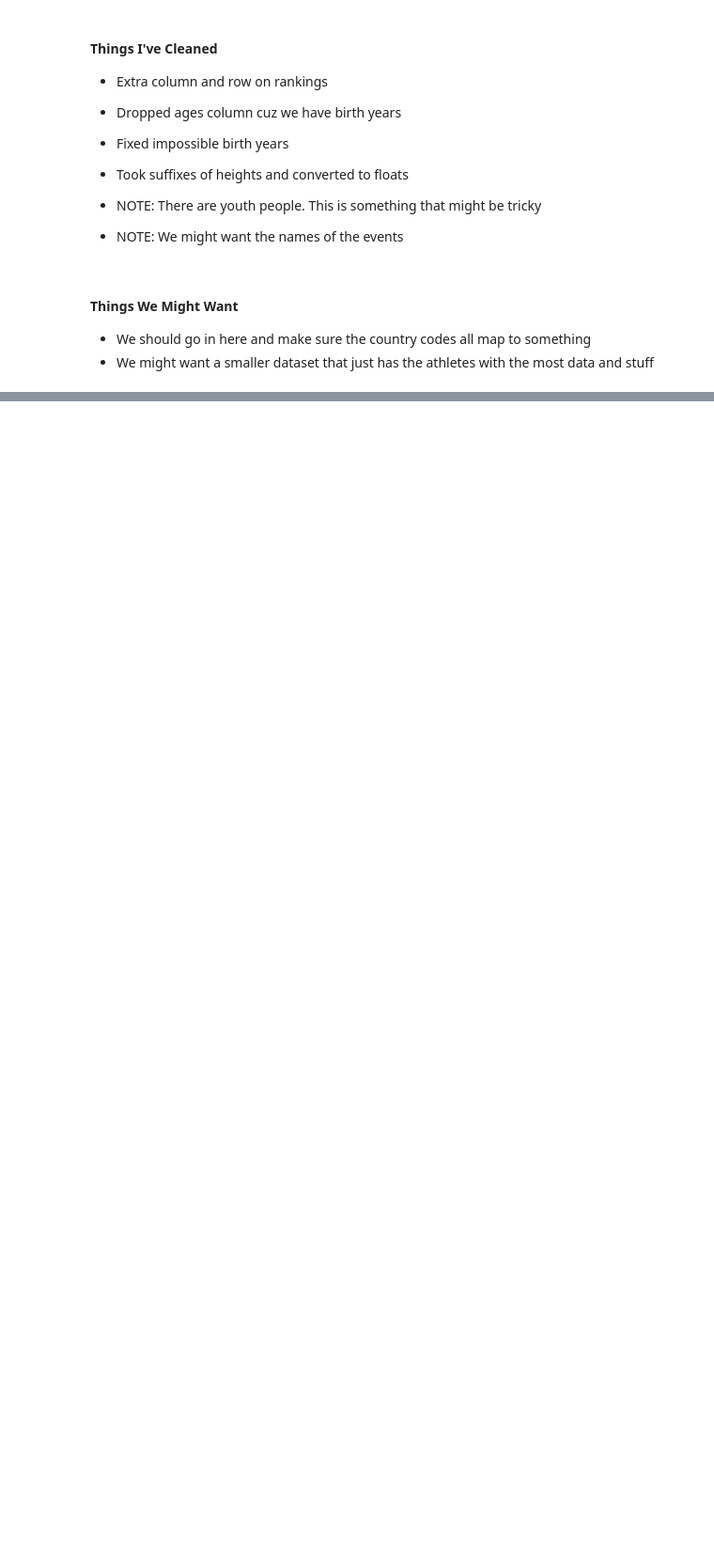
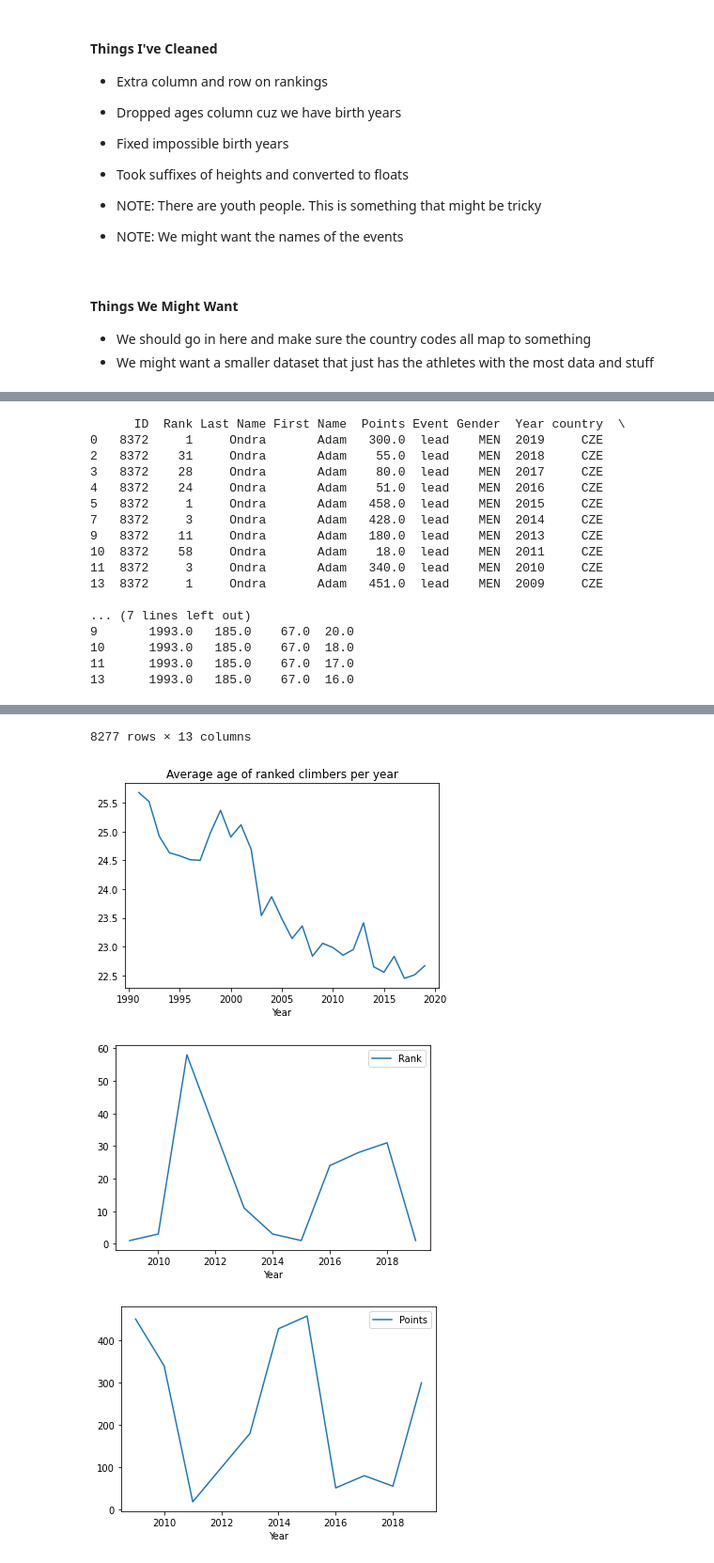
Before and after one commit to eabrouwer3/operation-whirling-dervish, a Jupyter notebook: cleaning/data_cleaning.ipynb, the cells around one changed output, grey strips where cells are left out. Shown: that part at 94% size. Cells and saved outputs as stored; diff of their text form; code cells hidden in the pictures; blank space fills up the shorter version.

```diff
--- a/cleaning/data_cleaning.ipynb
+++ b/cleaning/data_cleaning.ipynb
@@ -91,0 +173,47 @@ print(clean_athletes['country'].unique())
+# %%
+# Merge athletes and rankings
+merged = clean_rankings.merge(athletes, on=['ID', 'First Name', 'Last Name'])
+merged['age'] = merged['Year'] - merged['birth_year']
+merged.groupby('Year')['age'].mean().plot()
+plt.title('Average age of ranked climbers per year')
+# women = merged[merged['Gender']]
+# merged.gropuby(['Year', 'Gender'])['age'].mean().plot()
+
+adam = merged[merged['ID'] == 8372]
+print(adam[adam['Event'] == 'lead'])
+adam[adam['Event'] == 'lead'].plot('Year', 'Rank')
+adam[adam['Event'] == 'lead'].plot('Year', 'Points')
+
+# janja = merged[merged['ID'] == 11989]
+# janja[janja['Event'] == 'lead'].plot('Year', 'Rank')
+# janja[janja['Event'] == 'boulder'].plot('Year', 'Rank')
+
+# Find firsts
+# for event in ['lead', 'boulder', 'speed']:
+#     for gender in ['Male', 'Female']:
+#         first = merged[merged['Event'] == event]
+#         first = merged[merged['Gender'] == gender]
+#         first = first[first['Rank'] == 1]
+#         first.sort_values('Year').plot('Year', 'age')
+#         plt.title(f'{event.capitalize()} - {gender}')
+#         plt.ylabel('Age')
+
+merged
+# %% [output]
+      ID  Rank Last Name First Name  Points Event Gender  Year country  \
+0   8372     1     Ondra       Adam   300.0  lead    MEN  2019     CZE
+2   8372    31     Ondra       Adam    55.0  lead    MEN  2018     CZE
+3   8372    28     Ondra       Adam    80.0  lead    MEN  2017     CZE
+4   8372    24     Ondra       Adam    51.0  lead    MEN  2016     CZE
+5   8372     1     Ondra       Adam   458.0  lead    MEN  2015     CZE
+7   8372     3     Ondra       Adam   428.0  lead    MEN  2014     CZE
+9   8372    11     Ondra       Adam   180.0  lead    MEN  2013     CZE
+10  8372    58     Ondra       Adam    18.0  lead    MEN  2011     CZE
+11  8372     3     Ondra       Adam   340.0  lead    MEN  2010     CZE
+13  8372     1     Ondra       Adam   451.0  lead    MEN  2009     CZE
+
+... (7 lines left out)
+9       1993.0   185.0    67.0  20.0
+10      1993.0   185.0    67.0  18.0
+11      1993.0   185.0    67.0  17.0
+13      1993.0   185.0    67.0  16.0
@@ -91,0 +232,4 @@ print(clean_athletes['country'].unique())
+8277 rows × 13 columns
+[figure, added]
+[figure, added]
+[figure, added]
```
Also changed, not shown: parts of 8 cells of this notebook, 1 other file.
